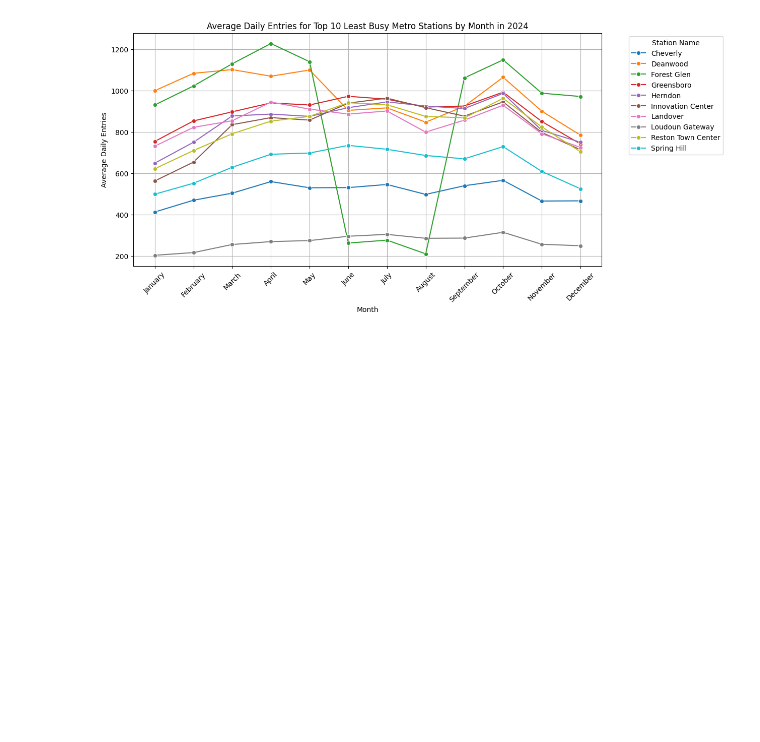
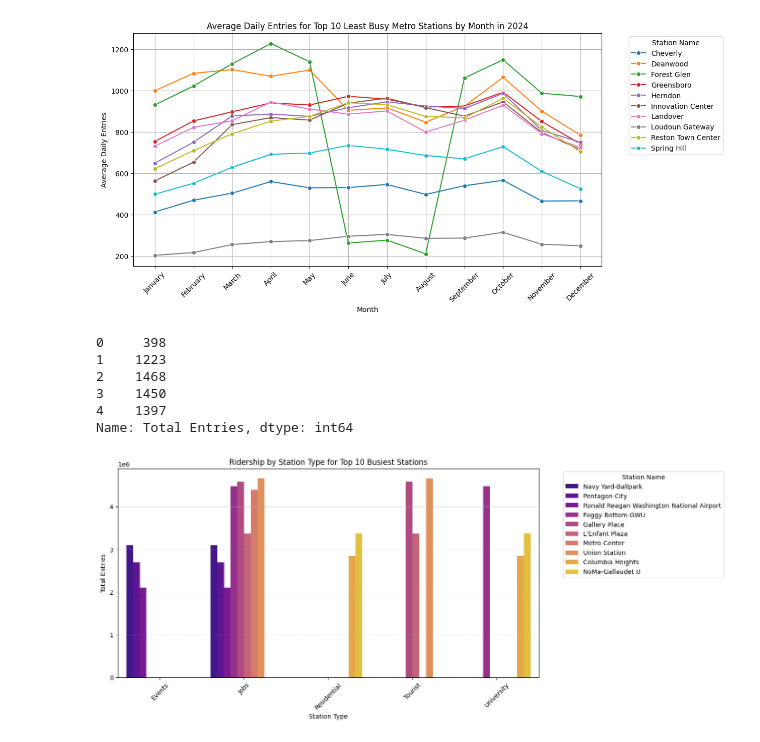
Before and after one commit to maya-mp/WMATA_Analysis, a Jupyter notebook: Info_Challenge/Initial_Viz/Visualizations.ipynb, the cells around one changed output. Saved outputs shown, nothing was run; the diff lists cells and outputs as text; code cells hidden in the pictures; blank space fills up the shorter version.

Commit message:
Plotted ridership by station type

```diff
--- a/Info_Challenge/Initial_Viz/Visualizations.ipynb
+++ b/Info_Challenge/Initial_Viz/Visualizations.ipynb
@@ -247,3 +247,59 @@ plt.grid(True)
 plt.show()
 # %% [output]
 [figure]
+# %%
+# Load dataset with specified dtypes to prevent mixed types warning
+everyday_2024_w_metro_station_df = pd.read_csv(
+    "everyday_2024_w_metro_station.csv",
+    dtype={
+        "LINE_2": str,
+        "LINE_3": str,
+        "LINE_4": str,
+        "LINE_5": str
+    }
+)
+
+# Ensure relevant columns exist
+if "STATION_TYPE_1" in everyday_2024_w_metro_station_df.columns and "STATION_TYPE_2" in everyday_2024_w_metro_station_df.columns:
+    # Select relevant columns and unpivot station types into a single column
+    melted_df = everyday_2024_w_metro_station_df.melt(
+        id_vars=["Total Entries", "Station Name"],  # Keep station name for grouping
+        value_vars=["STATION_TYPE_1", "STATION_TYPE_2"],
+        var_name="Type Column",
+        value_name="Station Type"
+    )
+
+    # Drop NaN values in the Station Type column
+    melted_df = melted_df.dropna(subset=["Station Type"])
+
+    # Get the top 10 busiest stations based on total ridership
+    top_10_stations = melted_df.groupby("Station Name")["Total Entries"].sum().nlargest(10).index
+
+    # Filter for only the top 10 busiest stations
+    filtered_df = melted_df[melted_df["Station Name"].isin(top_10_stations)]
+
+    # Group by station type and station name, then sum total ridership
+    station_type_data = filtered_df.groupby(["Station Type", "Station Name"])["Total Entries"].sum().reset_index()
+
+    # Create the grouped bar chart
+    plt.figure(figsize=(12, 6))
+    sns.barplot(data=station_type_data, x="Station Type", y="Total Entries", hue="Station Name", palette="plasma")
+
+    plt.title("Ridership by Station Type for Top 10 Busiest Stations")
+    plt.ylabel("Total Entries")
+    plt.xlabel("Station Type")
+    plt.xticks(rotation=45)
+    plt.legend(title="Station Name", bbox_to_anchor=(1.05, 1), loc="upper left")
+    plt.grid(axis="y", linestyle="--", alpha=0.7)
+
+    plt.show()
+else:
+    print("Error: STATION_TYPE_1 and/or STATION_TYPE_2 columns are missing from the dataset.")
+# %% [output]
+0     398
+1    1223
+2    1468
+3    1450
+4    1397
+Name: Total Entries, dtype: int64
+[figure, added]
```
Also changed, not shown: parts of 1 cell of this notebook.
